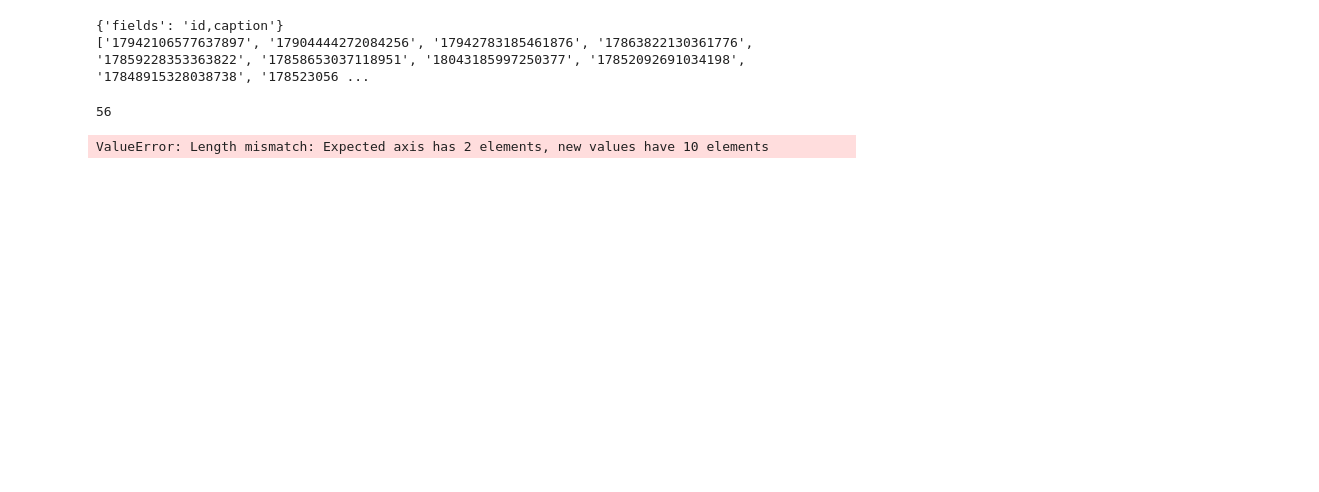
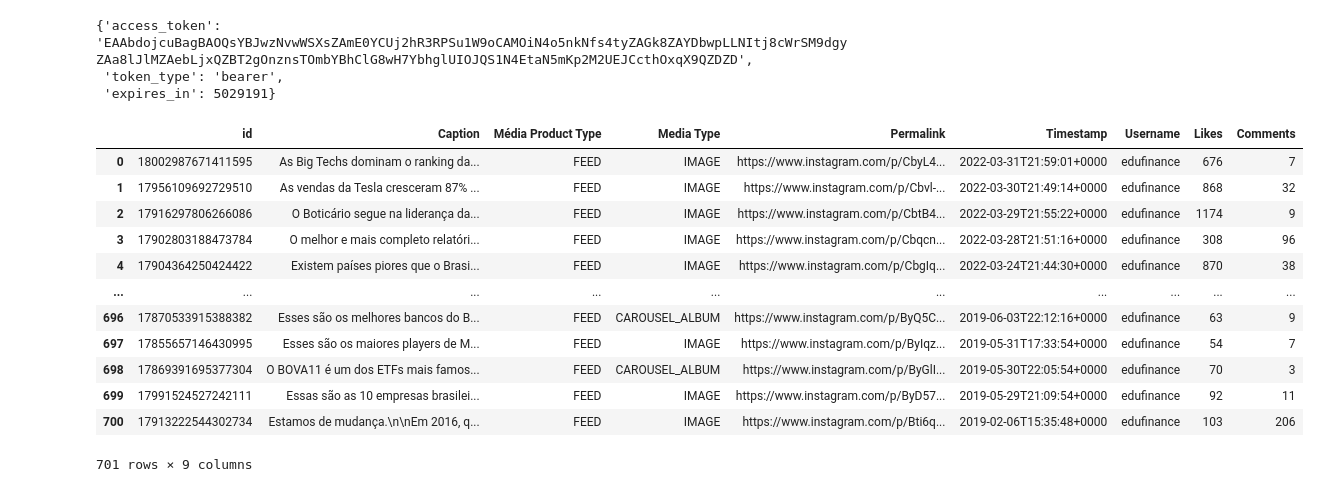
Before and after one commit to viniciusvianavieira/Edufinance, a Jupyter notebook: ApiInstagram/ApiTesteInstagram.ipynb, the cells around one changed output. Drawn from its saved outputs; the diff is of its cells as text; code cells hidden in the pictures; blank space fills up the shorter version.

```diff
--- a/ApiInstagram/ApiTesteInstagram.ipynb
+++ b/ApiInstagram/ApiTesteInstagram.ipynb
@@ -1,21 +1,26 @@
 # %%
+#https://towardsdatascience.com/discover-insights-from-your-instagram-business-account-with-facebook-graph-api-and-python-81d20ee2e751
+
+#https://www.powermyanalytics.com/connectors/instagram-insights/fields/
+
 # Import Libraries
 import requests
 import json
 import datetime
 import pandas as pd
+import datetime
 
 # Define Parameters Dictionary
 params = dict()
-params['access_token'] = 'EAAr1Pr9o9QcBAFUvX1EOg2fUE9dxciszFoZCUjlKaqwQolcXp8b8edwjjobZCX0GMuR45Y1uDZCG7xWCTUNz0LBPSBbaQ8ygVwVD3BHwDZBH88R39ZANdoFuSOhJhluEYgSyTV3JVYit07z0HBnRRnRNQ3BvGkUUyZBJSPb5KGT6BNnH92EMDg7BGli9R3hFEZD'        # TOKEN DE ACESSO
-params['client_id'] = '3084399615210759'                  # not an actual client id
-params['client_secret'] = '199bcd728b98322cec2dd66cfc9ffa5a'     # not an actual client secret
+params['access_token'] = 'EAAbdojcuBagBAJWCB0OHDwXoWO52jVvaRkHSxwKxdpBLfzMWIM28pjDX1yFJWl9OtXEt2aghYwDJpyZBVvOLlDu6M73u4wZBiHD41utTZBZBEyQY55QXnLwRQYhAgvfyc0j5fof149u7lVO86rwWlzZCr2DVACvxRZARESTYRHmJemGZCwmEjmY'        # TOKEN DE ACESSO
+params['client_id'] = '1932538640467368'                  # not an actual client id
+params['client_secret'] = 'fd431f0e9efb648bc6ac27fffcf4cae0'     # not an actual client secret
 params['graph_domain'] = 'https://graph.facebook.com'
 params['graph_version'] = 'v12.0'
 params['endpoint_base'] = params['graph_domain'] + '/' + params['graph_version'] + '/'
-params['page_id'] = '106152182044947'                  # not an actual page id
-params['instagram_account_id'] = '17841401411209088'        # not an actual instagram business account id
-params['ig_username'] = 'viniciusvianavieira'
+params['page_id'] = '527015930816521'                  # not an actual page id
+params['instagram_account_id'] = '17841406234741156'        # not an actual instagram business account id
+params['ig_username'] = 'edufinance'
 # %%
 endpointParams = dict()
 endpointParams['input_token'] = params['access_token']
@@ -48,48 +53,68 @@ endpointParams['fb_exchange_token'] = params['access_token']
 # Requests Data
 data = requests.get(url, endpointParams )
 long_lived_token = json.loads(data.content)
-#long_lived_token
+long_lived_token
+# %% [output]
+{'access_token': 'EAAbdojcuBagBAOQsYBJwzNvwWSXsZAmE0YCUj2hR3RPSu1W9oCAMOiN4o5nkNfs4tyZAGk8ZAYDbwpLLNItj8cWrSM9dgyZAa8lJlMZAebLjxQZBT2gOnznsTOmbYBhClG8wH7YbhglUIOJQS1N4EtaN5mKp2M2UEJCcthOxqX9QZDZD',
+ 'token_type': 'bearer',
+ 'expires_in': 5029191}
 # %%
 # Define URL
 url = params['endpoint_base'] + params['instagram_account_id'] + '/media'
 
 
 # Define Endpoint Parameters
 endpointParams = dict()
-endpointParams['fields'] = 'id,caption'#,media_product_type,media_type,permalink,thumbnail_url,timestamp,username,like_count,comments_count#'
+endpointParams['fields'] = 'id,caption,media_product_type,media_type,permalink,timestamp,username,like_count,comments_count'
 endpointParams['access_token'] = params['access_token']
 
 # Requests Data
 data = requests.get(url, endpointParams )
 basic_insight = json.loads(data.content)
+basic_insight1 = basic_insight
+all_basics_insights = pd.DataFrame(basic_insight['data'])
+
+lista_df_insights = []
+lista_df_insights.append(all_basics_insights)
 
 fotos_ids = []
 for i in range(0,len(basic_insight['data'])):
-    fotos_ids.append(basic_insight['data'][i]['id'])
-
+    fotos_ids.append(basic_insight['data'][i]['id']) #pegando os id's das primeiras paginas
 
 Existe_proxima_pagina = True
 while Existe_proxima_pagina:
     try:
         url_next = basic_insight['paging']['next']
         data_next = requests.get(url_next)
         basic_insight = json.loads(data_next.content)
+
         for i in range(0,len(basic_insight['data'])):
-            fotos_ids.append(basic_insight['data'][i]['id'])
+            fotos_ids.append(basic_insight['data'][i]['id']) #pegando os id's das nextpages
+
     except Exception as e:
         Existe_proxima_pagina = False
         break
-print(fotos_ids)
-len(fotos_ids)
+    lista_df_insights.append(pd.DataFrame(basic_insight['data']))
+
+
+all_basics_insights = pd.concat(lista_df_insights, ignore_index=True)
+all_basics_insights.columns = ['id', 'Caption', 'Média Product Type','Media Type', 'Permalink', 'Timestamp', 'Username', 'Likes', 'Comments']
+
+
+
+all_basics_insights
 # %% [output]
+|  | id | Caption | Média Product Type | Media Type | Permalink | Timestamp | Username | Likes | Comments |
+| 0 | 18002987671411595 | As Big Techs dominam o ranking da... | FEED | IMAGE | https://www.instagram.com/p/CbyL4... | 2022-03-31T21:59:01+0000 | edufinance | 676 | 7 |
+| 1 | 17956109692729510 | As vendas da Tesla cresceram 87% ... | FEED | IMAGE | https://www.instagram.com/p/Cbvl-... | 2022-03-30T21:49:14+0000 | edufinance | 868 | 32 |
+| 2 | 17916297806266086 | O Boticário segue na liderança da... | FEED | IMAGE | https://www.instagram.com/p/CbtB4... | 2022-03-29T21:55:22+0000 | edufinance | 1174 | 9 |
+| 3 | 17902803188473784 | O melhor e mais completo relatóri... | FEED | IMAGE | https://www.instagram.com/p/Cbqcn... | 2022-03-28T21:51:16+0000 | edufinance | 308 | 96 |
+| 4 | 17904364250424422 | Existem países piores que o Brasi... | FEED | IMAGE | https://www.instagram.com/p/CbgIq... | 2022-03-24T21:44:30+0000 | edufinance | 870 | 38 |
+| ... | ... | ... | ... | ... | ... | ... | ... | ... | ... |
+| 696 | 17870533915388382 | Esses são os melhores bancos do B... | FEED | CAROUSEL_ALBUM | https://www.instagram.com/p/ByQ5C... | 2019-06-03T22:12:16+0000 | edufinance | 63 | 9 |
+| 697 | 17855657146430995 | Esses são os maiores players de M... | FEED | IMAGE | https://www.instagram.com/p/ByIqz... | 2019-05-31T17:33:54+0000 | edufinance | 54 | 7 |
+| 698 | 17869391695377304 | O BOVA11 é um dos ETFs mais famos... | FEED | CAROUSEL_ALBUM | https://www.instagram.com/p/ByGlI... | 2019-05-30T22:05:54+0000 | edufinance | 70 | 3 |
+| 699 | 17991524527242111 | Essas são as 10 empresas brasilei... | FEED | IMAGE | https://www.instagram.com/p/ByD57... | 2019-05-29T21:09:54+0000 | edufinance | 92 | 11 |
+| 700 | 17913222544302734 | Estamos de mudança.\n\nEm 2016, q... | FEED | IMAGE | https://www.instagram.com/p/Bti6q... | 2019-02-06T15:35:48+0000 | edufinance | 103 | 206 |
-{'fields': 'id,caption'}
-['17942106577637897', '17904444272084256', '17942783185461876', '17863822130361776', '17859228353363822', '17858653037118951', '18043185997250377', '17852092691034198', '17848915328038738', '178523056 ...
+701 rows × 9 columns
-56
-# %%
-
-df = pd.DataFrame(basic_insight['data'])
-df.columns = ['id', 'Caption', 'Média_Product_Type','Media_Type', 'Permalink', 'Timestamp', 'Username', 'Likes', 'Comments','Nothing']
-df
-# %% [output]
-ValueError: Length mismatch: Expected axis has 2 elements, new values have 10 elements
 # %%
```
Also changed, not shown: parts of 9 cells of this notebook, 1 other file.
